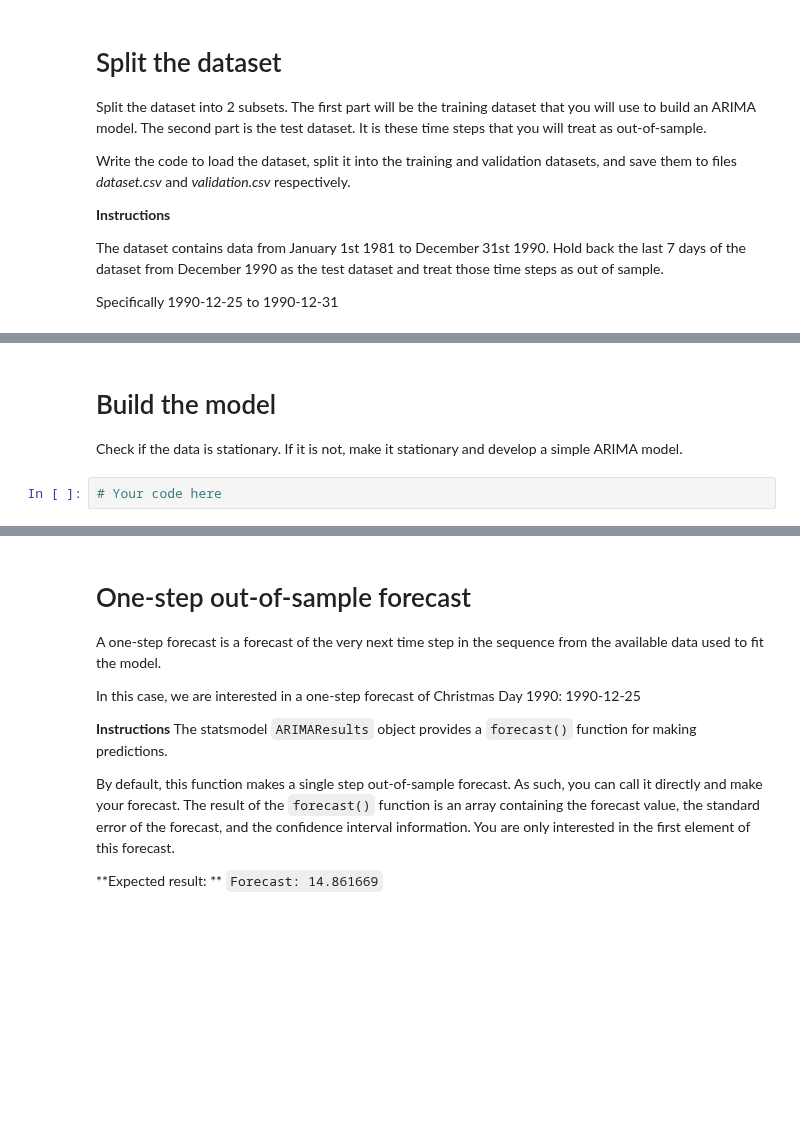
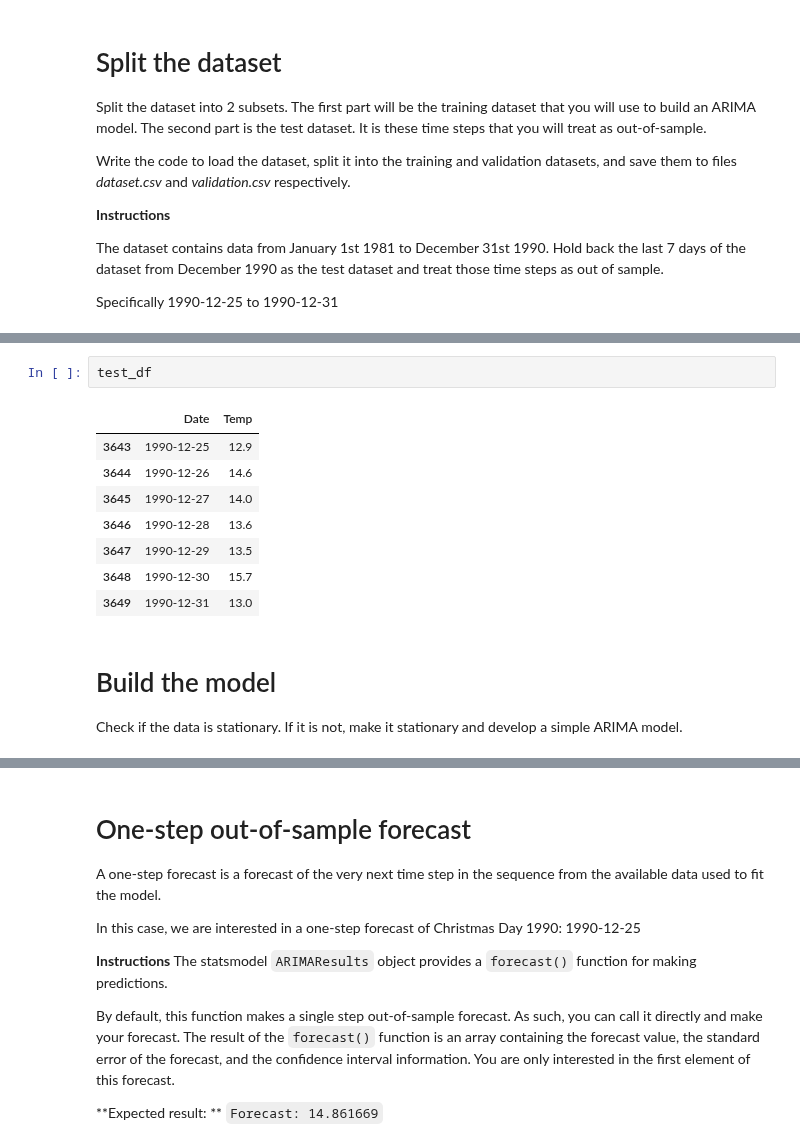
Before and after one commit to bigmoletos/WildCodeSchool_formation_IA_nov2023, a Jupyter notebook: quêtes/Semaine12/FD_time_serie_Intro_ARIMA.ipynb, the cells around one changed output, grey strips where cells are left out. Drawn from its saved outputs; the diff is of its cells as text; blank space fills up the shorter version.

```diff
--- a/quêtes/Semaine12/FD_time_serie_Intro_ARIMA.ipynb
+++ b/quêtes/Semaine12/FD_time_serie_Intro_ARIMA.ipynb
@@ -119,5 +188,14 @@ Specifically 1990-12-25 to 1990-12-31
+# %%
+test_df
+# %% [output]
+|  | Date | Temp |
+| 3643 | 1990-12-25 | 12.9 |
+| 3644 | 1990-12-26 | 14.6 |
+| 3645 | 1990-12-27 | 14.0 |
+| 3646 | 1990-12-28 | 13.6 |
+| 3647 | 1990-12-29 | 13.5 |
+| 3648 | 1990-12-30 | 15.7 |
+| 3649 | 1990-12-31 | 13.0 |
 # %% [markdown]
 # Build the model
 Check if the data is stationary. If it is not, make it stationary and develop a simple ARIMA model.
-# %%
-# Your code here
```
Also changed, not shown: parts of 21 cells of this notebook, 3 other files.
